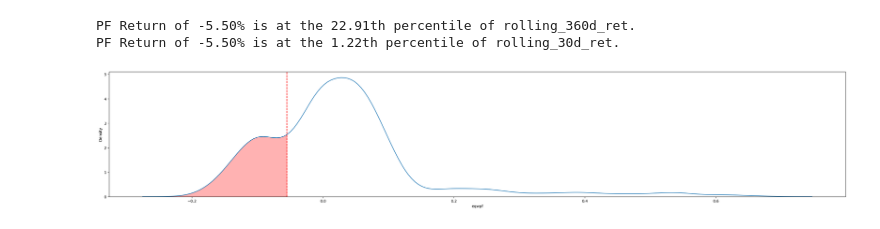
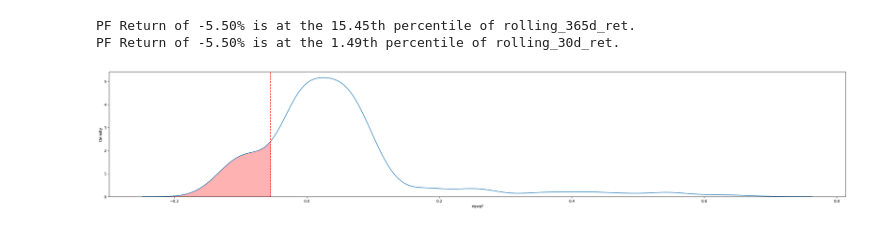
Before and after one commit to duckeun16/Macro, a Jupyter notebook: Spot FX DCA Performance.ipynb, the cells around one changed output. Saved outputs shown, nothing was run; the diff lists cells and outputs as text; code cells hidden in the pictures.

```diff
--- a/Spot FX DCA Performance.ipynb
+++ b/Spot FX DCA Performance.ipynb
@@ -7,0 +13,18 @@ import seaborn as sns
+# %%
+# get KRW price data and compute returns
+ticker_list = ['KRW=X', 'JPYKRW=X', 'AUDKRW=X', 'CHFKRW=X', '^TNX']
+label_list = ['KRW/USD', 'KRW/JPY', 'AUD/KRW', 'KRW/CHF', 'UST10Y_RFR']
+yr_daycount = 365
+
+start = pd.Timestamp.now() - pd.Timedelta(days=365*20)
+end = pd.Timestamp.now()
+fx_krw_prices = yf.download(ticker_list, interval='1d', start=start, end=end)['Close'] # period='max'
+fx_krw_prices = fx_krw_prices.rename(columns=dict(zip(ticker_list, label_list))).dropna(how='any', axis=0)
+fx_krw_prices['UST10Y_RFR'] = fx_krw_prices['UST10Y_RFR'] / 100
+
+data_start = fx_krw_prices.index.min()
+data_end = fx_krw_prices.index.max()
+print(f"data fetched: {data_start} to  {data_end}; ({(data_end - data_start).days / yr_daycount : 0.1f} years )")
+
+label_list.remove('UST10Y_RFR')
+invest_cols = label_list + ['eqwpf']
@@ -57,10 +115,10 @@ plt.tight_layout();
 # %%
 fig,ax = plt.subplots(1,2, figsize=(25, 8), sharey=True)
 
-# rolling 360d returns
-rolling_360d_ret = (
+# rolling 365d returns
+rolling_365d_ret = (
     (1 + fx_krw_returns[invest_cols])
-    .rolling(window=360)
+    .rolling(window=yr_daycount)
     .apply(np.prod)
     - 1
 )
@@ -75,8 +133,10 @@ rolling_30d_ret = (
     )
 )
 
-rolling_360d_ret.plot(ax=ax[0])
-rolling_30d_ret.plot(ax=ax[1])
+rolling_365d_ret[label_list].plot(ax=ax[0])
+rolling_30d_ret[label_list].plot(ax=ax[1])
+rolling_365d_ret['eqwpf'].plot(ax=ax[0], c='black')
+rolling_30d_ret['eqwpf'].plot(ax=ax[1], c='black')
 
 for i in range(len(ax)):
     ax[i].axhline(0.10, ls='--', c='blue', label='+10%')
@@ -85,8 +145,8 @@ for i in range(len(ax)):
     ax[i].legend()
 plt.tight_layout();
 
-print('rolling_360d_ret:')
-display(rolling_360d_ret.describe())
+print('rolling_365d_ret:')
+display(rolling_365d_ret.describe())
 print('rolling_30d_ret:')
 display(rolling_30d_ret.describe())
 # %% [output]
@@ -115,57 +207,57 @@ rolling_30d_ret:
 x = -0.055
 
 
-percentile = (rolling_360d_ret.eqwpf.dropna() <= x).mean() * 100
-# arr_sorted = np.sort(rolling_360d_ret.eqwpf.dropna())
+percentile = (rolling_365d_ret.eqwpf.dropna() <= x).mean() * 100
+# arr_sorted = np.sort(rolling_365d_ret.eqwpf.dropna())
 # percentile = (np.searchsorted(arr_sorted, x, side='right') / len(arr_sorted)) * 100
 
-print(f"PF Return of {x:.2%} is at the {percentile:.2f}th percentile of rolling_360d_ret.")
-ß
+print(f"PF Return of {x:.2%} is at the {percentile:.2f}th percentile of rolling_365d_ret.")
+
 
 percentile = (rolling_30d_ret.eqwpf.dropna() <= x).mean() * 100
-# arr_sorted = np.sort(rolling_360d_ret.eqwpf.dropna())
+# arr_sorted = np.sort(rolling_365d_ret.eqwpf.dropna())
 # percentile = (np.searchsorted(arr_sorted, x, side='right') / len(arr_sorted)) * 100
 
 print(f"PF Return of {x:.2%} is at the {percentile:.2f}th percentile of rolling_30d_ret.")
 # %% [output]
-PF Return of -5.50% is at the 22.91th percentile of rolling_360d_ret.
-PF Return of -5.50% is at the 1.22th percentile of rolling_30d_ret.
+PF Return of -5.50% is at the 15.45th percentile of rolling_365d_ret.
+PF Return of -5.50% is at the 1.49th percentile of rolling_30d_ret.
 # %%
 # fig, ax = plt.subplots(figsize=(35, 6))
 
 # # 1. Plot KDE with Seaborn
-# sns.kdeplot(rolling_360d_ret.eqwpf, ax=ax)
+# sns.kdeplot(rolling_365d_ret.eqwpf, ax=ax)
 
 # # 2. Extract the line coordinates plotted for 'eqwpf'
 # # (The last drawn line corresponds to 'eqwpf' as it's the last column in invest_cols)
 # line = ax.lines[-1]
 # x_data = line.get_xdata()
 # y_data = line.get_ydata()
 
 # # 3. Fill directly using the Seaborn curve data
 # ax.fill_between(x_data, 0, y_data, where=(x_data <= x), color='red', alpha=0.3)
 # ax.axvline(x, ls='--', c='red');
 
 fig, ax = plt.subplots(figsize=(35, 6))
 
 # 1. Plot KDE with Seaborn
-sns.kdeplot(rolling_360d_ret.eqwpf, ax=ax)
+sns.kdeplot(rolling_365d_ret.eqwpf, ax=ax)
 
 # 2. Extract line coordinates
 line = ax.lines[-1]
 x_data = line.get_xdata()
 y_data = line.get_ydata()
 
 # 3. Interpolate y value exactly at x to close the gap
 y_at_x = np.interp(x, x_data, y_data)
 
 # Filter points strictly <= x and append the exact cutoff point (x, y_at_x)
 mask = x_data <= x
 x_fill = np.append(x_data[mask], x)
 y_fill = np.append(y_data[mask], y_at_x)
 
 # 4. Fill without gap
 ax.fill_between(x_fill, 0, y_fill, color='red', alpha=0.3)
 ax.axvline(x, ls='--', c='red');
 # %% [output]
-[figure, old version]
+[figure, new version]
```
Also changed, not shown: parts of 12 cells of this notebook.
